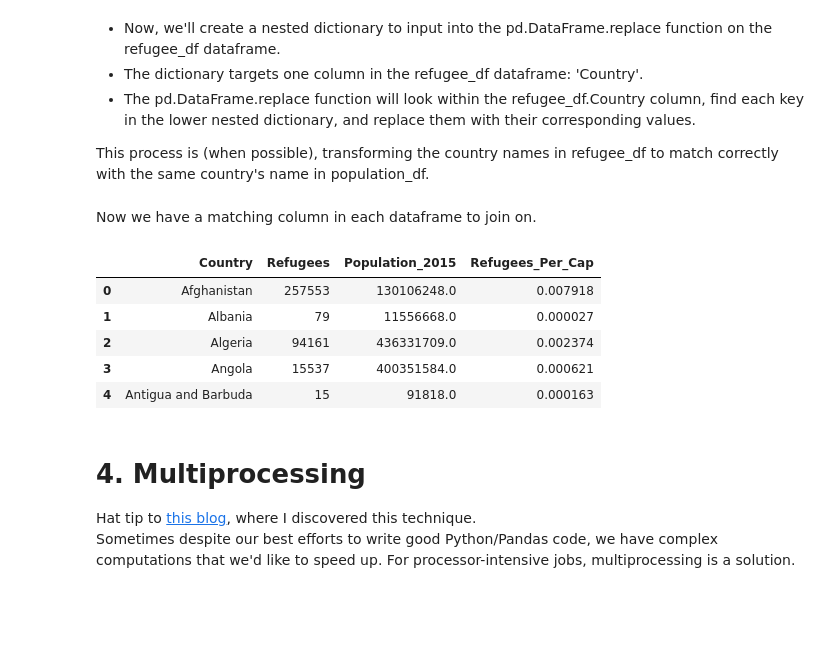
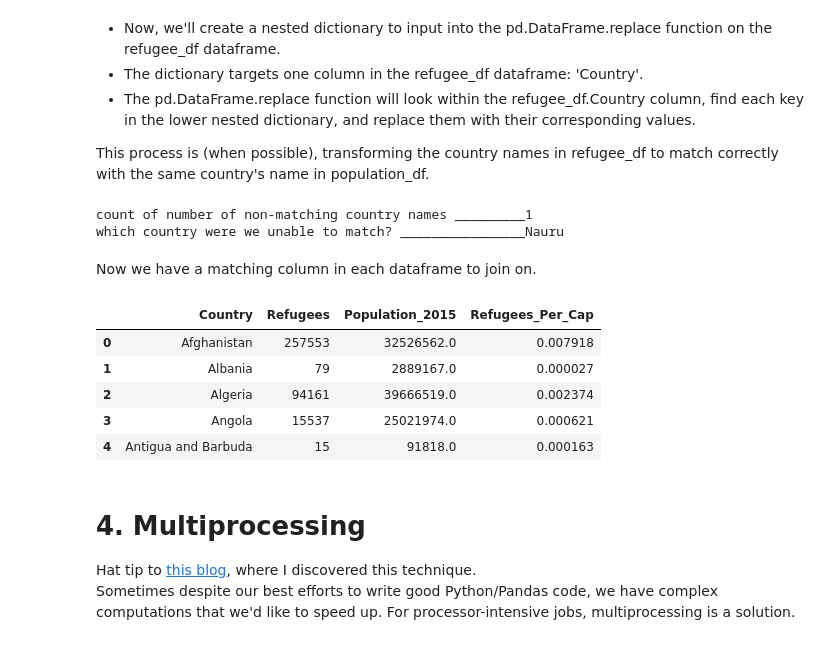
Before and after one commit to nrippner/misc, a Jupyter notebook: datadotworld_wrangling_tutorial.ipynb, the cells around one changed output. Saved outputs shown, nothing was run; the diff lists cells and outputs as text; code cells hidden in the pictures; blank space fills up the shorter version.

```diff
--- a/datadotworld_wrangling_tutorial.ipynb
+++ b/datadotworld_wrangling_tutorial.ipynb
@@ -289,10 +289,14 @@ refugee_df = ddw.query('nrippner/refugee-host-nations',
                        ''' SELECT `unhcr_2015.csv/unhcr_2015`.`Refugees (incl. refugee-like situations)` as Refugees,
                                   `unhcr_2015.csv/unhcr_2015`.`Country / territory of asylum/residence` as Country
                            FROM `unhcr_2015.csv/unhcr_2015` ''').dataframe
+
+refugee_df = refugee_df[refugee_df.Refugees != '*']
+refugee_df['Refugees'] = pd.to_numeric(refugee_df.Refugees)
+refugee_df = refugee_df.groupby('Country', as_index=False).sum()
 # %%
 population_df = ddw.query('nrippner/refugee-host-nations',
-                        '''SELECT `worldbank_indicators.csv/worldbank_indicators`.`2015 [YR2015]`,
-                           `worldbank_indicators.csv/worldbank_indicators`.`Country Name`
+                        '''SELECT `worldbank_indicators.csv/worldbank_indicators`.`2015 [YR2015]` as Population_2015,
+                           `worldbank_indicators.csv/worldbank_indicators`.`Country Name` as Country
                             FROM `worldbank_indicators.csv/worldbank_indicators`
                             WHERE `worldbank_indicators.csv/worldbank_indicators`.`Series Name`
                             LIKE "Population, total"''').dataframe
@@ -303,5 +303,3 @@ refugee_df.head()
-# %%
-population_df.columns = ['Population_2015', 'Country']
 # %%
 print("The refugee dataframe has %d unique Countries" % len(refugee_df.Country.unique()))
 print("The population dataframe has %d unique Countries" % len(population_df.Country.unique()))
@@ -410,24 +447,25 @@ a = 'count of number of non-matching country names'
 print("{} {:_>10}".format(a, len(ref_unique[~ref_unique.isin(population_df.Country)])))
 b = 'which country were we unable to match?'
 print("{} {:_>21}".format(b, ref_unique[~ref_unique.isin(population_df.Country)].values[0]))
+# %% [output]
+count of number of non-matching country names _________1
+which country were we unable to match? ________________Nauru
 # %% [markdown]
 Now we have a matching column in each dataframe to join on.
 # %%
 # merge dataframes
 refugee_df = refugee_df.merge(population_df, on='Country', how='inner')
 
 # create new feature
-refugee_df = refugee_df[refugee_df.Refugees != '*']
-refugee_df['Refugees'] = pd.to_numeric(refugee_df.Refugees)
 refugee_df['Refugees_Per_Cap'] = refugee_df.Refugees / refugee_df.Population_2015
 
-refugee_df.groupby('Country', as_index=False).sum().head()
+refugee_df.head()
 # %% [output]
 |  | Country | Refugees | Population_2015 | Refugees_Per_Cap |
-| 0 | Afghanistan | 257553 | 130106248.0 | 0.007918 |
-| 1 | Albania | 79 | 11556668.0 | 0.000027 |
-| 2 | Algeria | 94161 | 436331709.0 | 0.002374 |
-| 3 | Angola | 15537 | 400351584.0 | 0.000621 |
+| 0 | Afghanistan | 257553 | 32526562.0 | 0.007918 |
+| 1 | Albania | 79 | 2889167.0 | 0.000027 |
+| 2 | Algeria | 94161 | 39666519.0 | 0.002374 |
+| 3 | Angola | 15537 | 25021974.0 | 0.000621 |
 | 4 | Antigua and Barbuda | 15 | 91818.0 | 0.000163 |
 # %% [markdown]
 # 4. Multiprocessing
```
Also changed, not shown: parts of 6 cells of this notebook.
